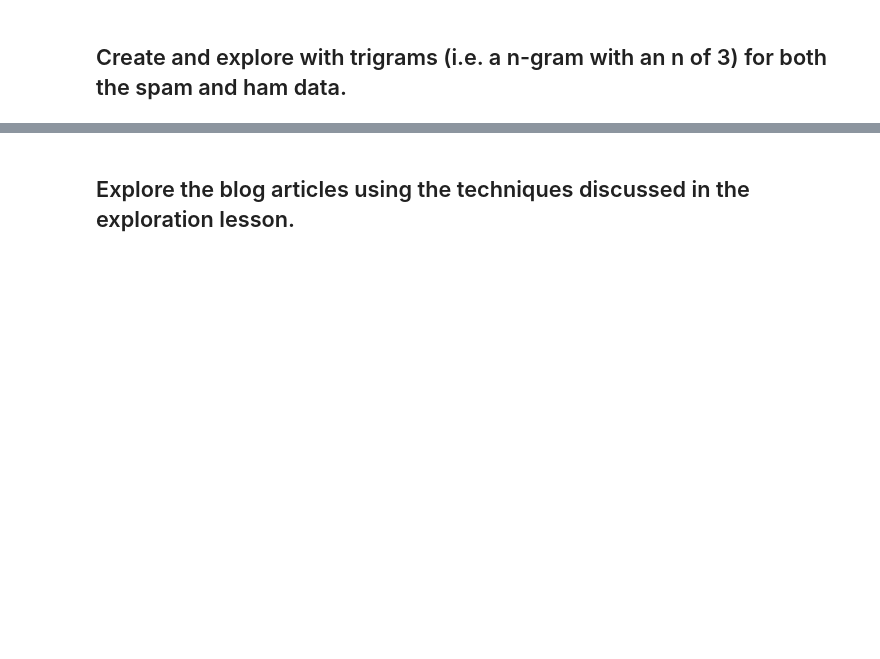
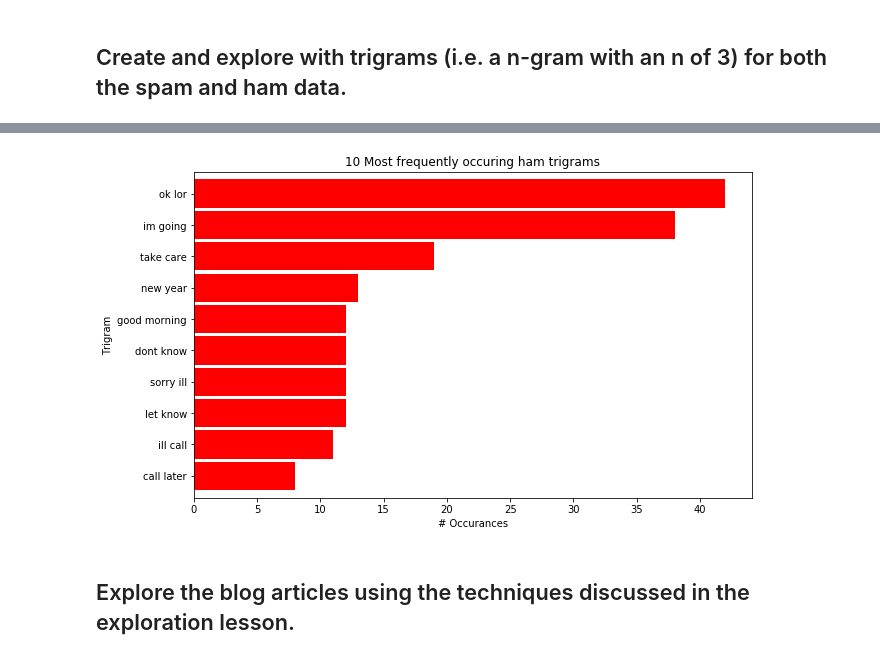
Before and after one commit to SamuelD-Data/natural-language-processing-exercises, a Jupyter notebook: explore.ipynb, the cells around one changed output, grey strips where cells are left out. Saved outputs shown, nothing was run; the diff lists cells and outputs as text; code cells hidden in the pictures; blank space fills up the shorter version.

```diff
--- a/explore.ipynb
+++ b/explore.ipynb
@@ -114,0 +175,6 @@ _ = plt.yticks(ticks, labels)
+# %%
+ham_trigrams = pd.Series(nltk.ngrams(ham_words, 3)).value_counts()
+
+top_10_ham_trigrams = ham_trigrams.head(10)
+
+top_10_ham_trigrams
@@ -115,3 +193,16 @@ _ = plt.yticks(ticks, labels)
+# %%
+top_10_ham_trigrams.sort_values().plot.barh(color='red', width=.9, figsize=(10, 6))
+
+plt.title('10 Most frequently occuring ham trigrams')
+plt.ylabel('Trigram')
+plt.xlabel('# Occurances')
+
+# make the labels pretty
+ticks, _ = plt.yticks()
+labels = top_10_ham_bigrams.reset_index()['index'].apply(lambda t: t[0] + ' ' + t[1])
+_ = plt.yticks(ticks, labels)
+# %% [output]
+[figure, added]
 # %% [markdown]
 ## Explore the blog articles using the techniques discussed in the exploration lesson.
 # %% [markdown]
```
Also changed, not shown: parts of 14 cells of this notebook.
